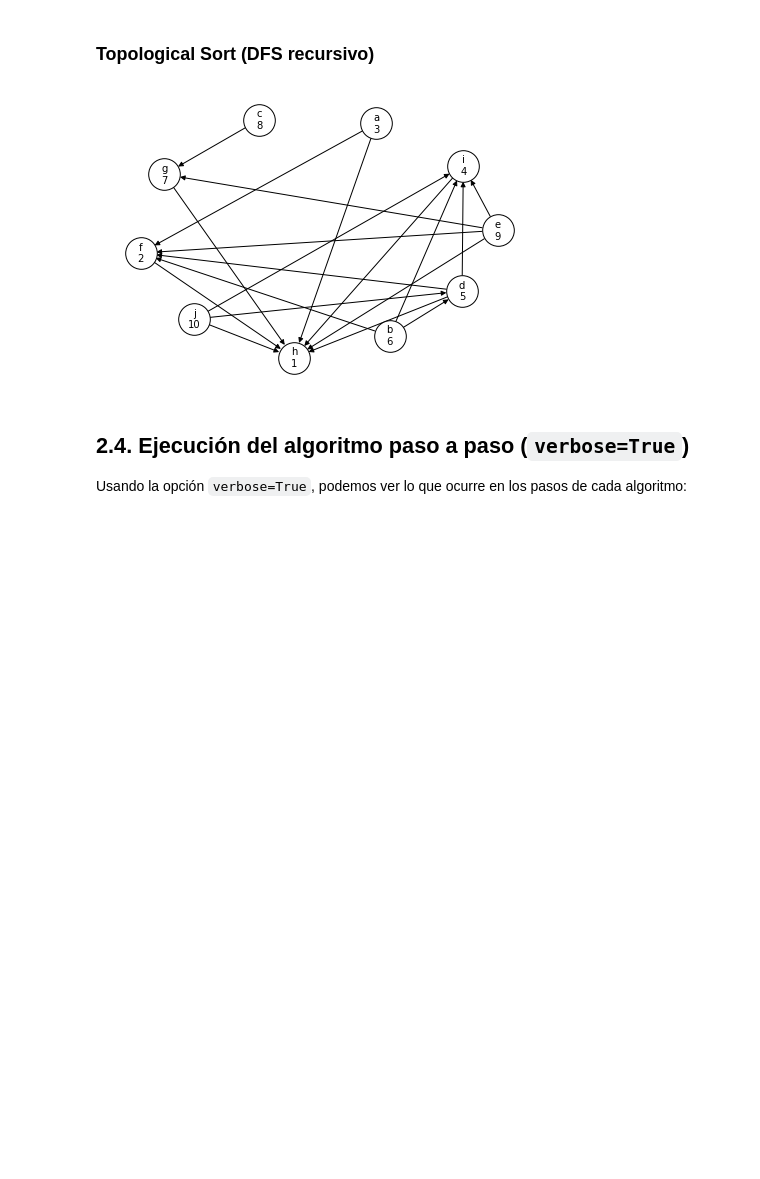
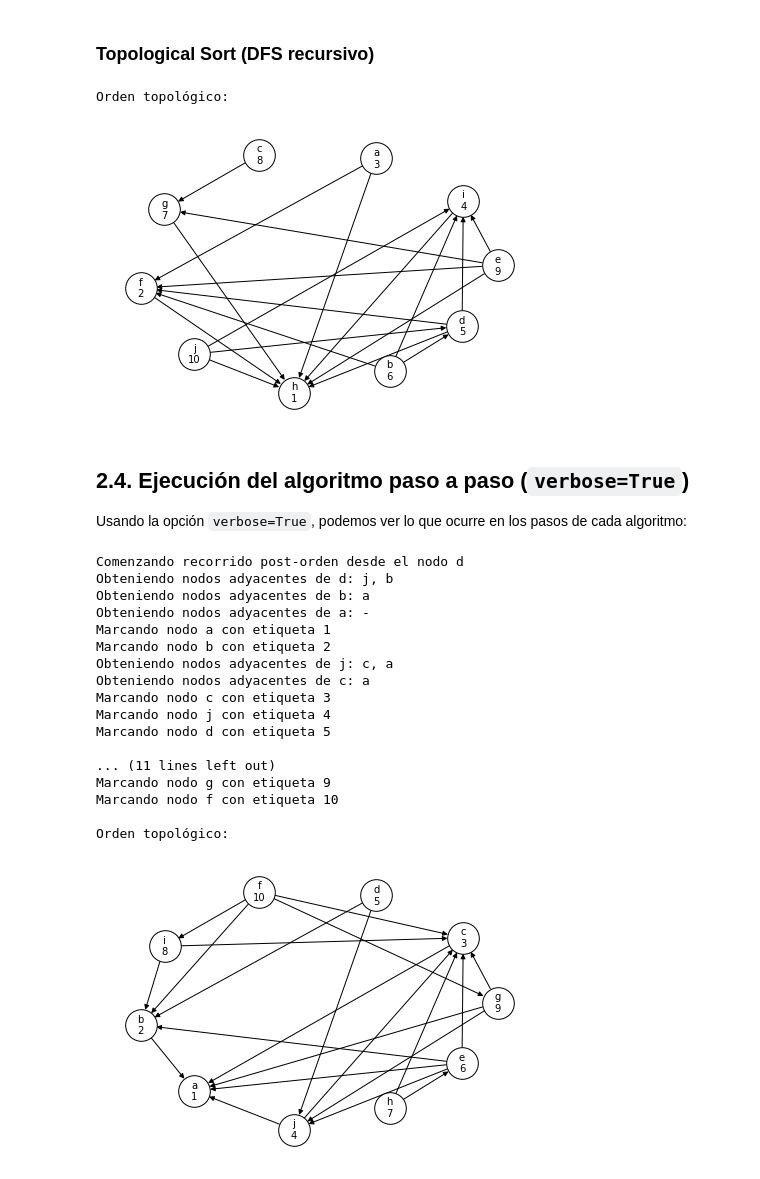
Before and after one commit to OscarRojasG/ADA-Informes, a Jupyter notebook: Informe10-TopologicalSort.ipynb, the cells around one changed output. Cells and saved outputs as stored; diff of their text form; code cells hidden in the pictures; blank space fills up the shorter version.

Commit message:
Se agrega opción verbose

```diff
--- a/Informe10-TopologicalSort.ipynb
+++ b/Informe10-TopologicalSort.ipynb
@@ -8,26 +8,33 @@
 ### Funciones auxiliares
 # %%
 import networkx as nx
+import matplotlib.pyplot as plt
 
 def graph_to_nxdigraph(graph):
   nxdigraph = nx.DiGraph()
 
   for i in graph.keys():
-    nxdigraph.add_node(i, order=0, state=0)
+    nxdigraph.add_node(i, symbol=None, order=None, state=0)
     for v in graph[i]:
-      nxdigraph.add_node(v, order=0, state=0)
+      nxdigraph.add_node(v, symbol=None, order=None, state=0)
       nxdigraph.add_edge(i, v)
+
+  for n in nxdigraph.nodes():
+    nxdigraph.nodes[n]['symbol'] = chr(ord('a') + n)
 
   return nxdigraph
 
 def draw_graph(G):
   labels = dict()
+
   for i in G.nodes():
-    labels[i] = chr(ord('a') + i) + '\n' + str(G.nodes[i]['order'])
+    labels[i] = G.nodes[i]['symbol'] + '\n' + str(G.nodes[i]['order'])
 
   pos = nx.spring_layout(G,k=10,seed=1)
   nx.draw(G, pos, with_labels=True, labels=labels, font_size=10,
           node_size=1000, node_color='white', edgecolors='black')
+  plt.show()
+  plt.close()
 # %% [markdown]
 ### Topological Sort (DFS iterativo)
 # %%
@@ -57,14 +85,24 @@ def DFS_iterativo(G, initial, cont):
 
   return cont
 # %%
-def topological_sort_iterativo(G, visualize=False):
+def topological_sort_iterativo(G, visualize=False, verbose=False):
   cont = 1
 
   for n in G.nodes():
     if G.nodes[n]['state'] == 0:
-      cont = DFS_iterativo(G, n, cont)
+      if verbose == True:
+        if cont == 1:
+          print("Comenzando recorrido post-orden desde el nodo ", end='')
+        else:
+          print("\nContinuando recorrido post-orden desde el nodo ", end='')
+        print(colored(G.nodes[n]['symbol'], 'blue'))
 
-  if visualize == True:
+      cont = DFS_iterativo(G, n, cont, verbose)
+
+  if verbose: print()
+
+  if verbose or visualize:
+    print("Orden topológico:")
     draw_graph(G)
 
 graph = {
@@ -101,12 +163,22 @@ def DFS_recursivo(G, initial, cont):
 # %%
-def topological_sort_recursivo(G, visualize=False):
+def topological_sort_recursivo(G, visualize=False, verbose=False):
   cont = 1
 
   for n in G.nodes():
     if G.nodes[n]['state'] == 0:
-      cont = DFS_recursivo(G, n, cont)
+      if verbose == True:
+        if cont == 1:
+          print("Comenzando recorrido post-orden desde el nodo ", end='')
+        else:
+          print("\nContinuando recorrido post-orden desde el nodo ", end='')
+        print(colored(G.nodes[n]['symbol'], 'blue'))
 
-  if visualize == True:
+      cont = DFS_recursivo(G, n, cont, verbose)
+
+  if verbose: print()
+
+  if verbose or visualize:
+    print("Orden topológico:")
     draw_graph(G)
 
 graph = {
@@ -124,6 +196,7 @@ graph = {
 G = graph_to_nxdigraph(graph)
 topological_sort_recursivo(G, True)
 # %% [output]
+Orden topológico:
 [figure]
 # %% [markdown]
 ## 2.4. Ejecución del algoritmo paso a paso (`verbose=True`)
@@ -160,3 +233,27 @@ def graph_instance_creator(V):
       current_div += div
 
   return graph
+# %%
+G = graph_instance_creator(10)
+G = graph_to_nxdigraph(G)
+
+topological_sort_iterativo(G, True, True)
+# %% [output]
+Comenzando recorrido post-orden desde el nodo d
+Obteniendo nodos adyacentes de d: j, b
+Obteniendo nodos adyacentes de b: a
+Obteniendo nodos adyacentes de a: -
+Marcando nodo a con etiqueta 1
+Marcando nodo b con etiqueta 2
+Obteniendo nodos adyacentes de j: c, a
+Obteniendo nodos adyacentes de c: a
+Marcando nodo c con etiqueta 3
+Marcando nodo j con etiqueta 4
+Marcando nodo d con etiqueta 5
+
+... (11 lines left out)
+Marcando nodo g con etiqueta 9
+Marcando nodo f con etiqueta 10
+
+Orden topológico:
+[figure, added]
```
Also changed, not shown: parts of 5 cells of this notebook.
